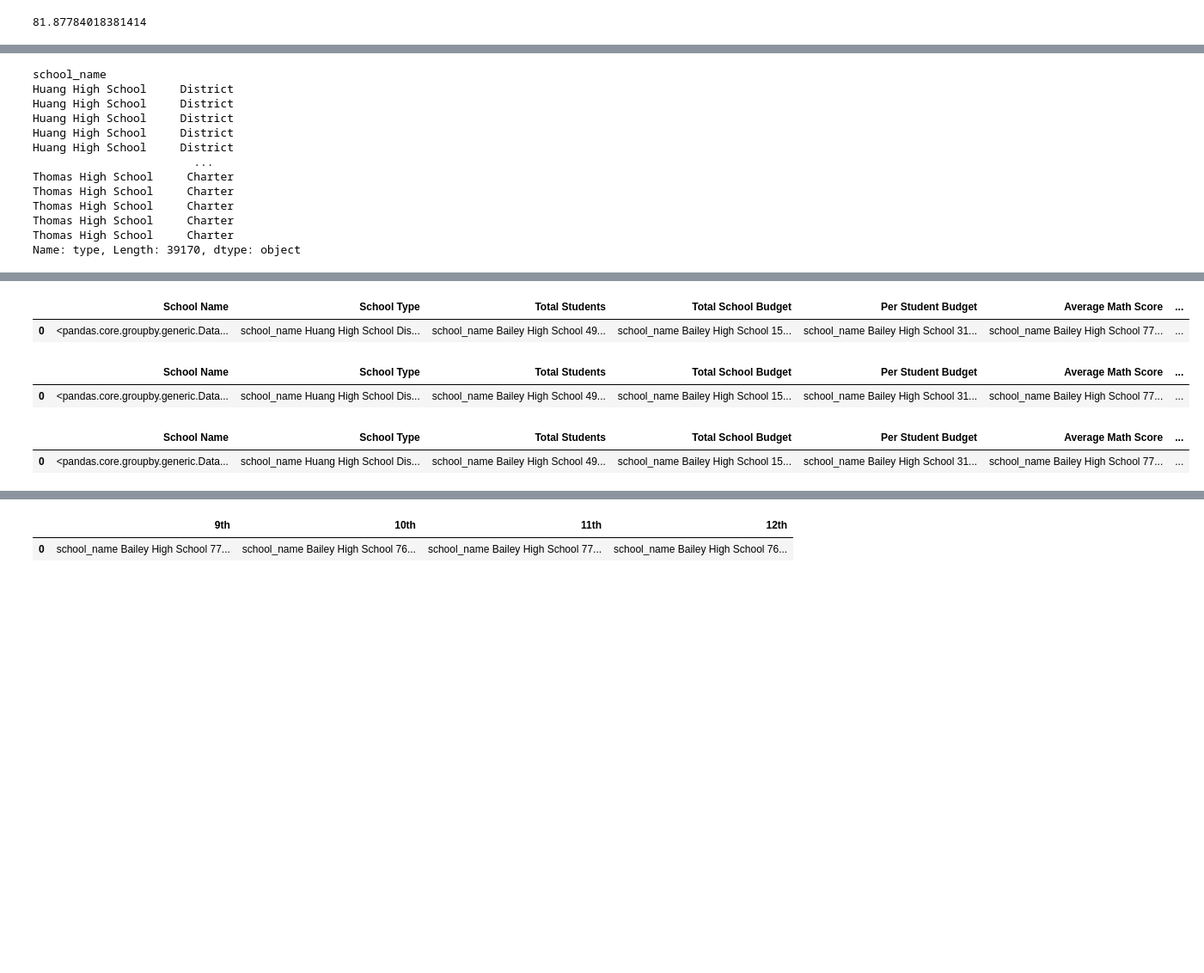
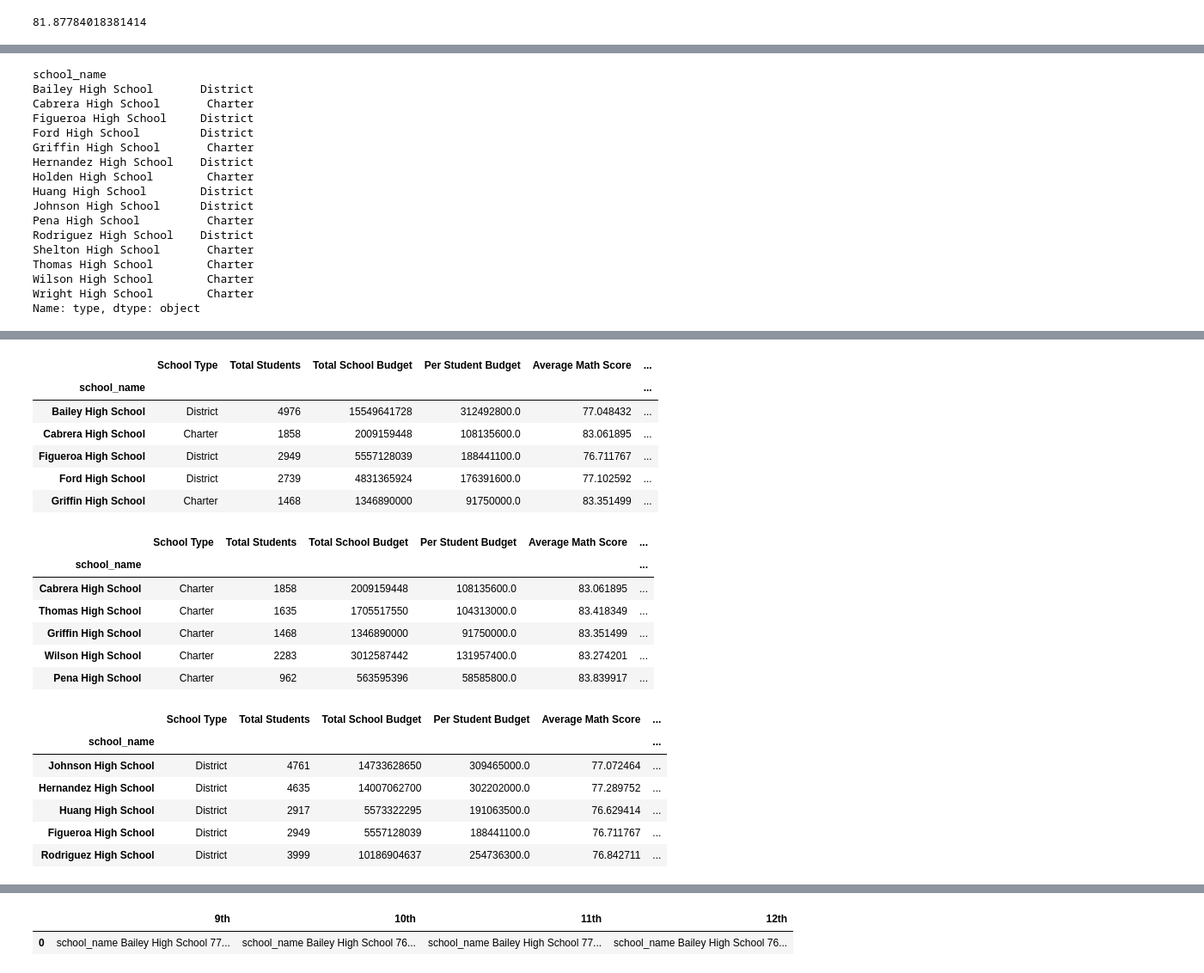
Before and after one commit to cynthiazhang88/Pandas-Challenge, a Jupyter notebook: PyCitySchools/PyCitySchools_starter.ipyb/PyCitySchools Data.ipynb, the cells around one changed output, grey strips where cells are left out. Shown: that part at 86% size. Saved outputs shown, nothing was run; the diff lists cells and outputs as text; code cells hidden in the pictures; blank space fills up the shorter version.

Commit message:
Updated data

```diff
--- a/PyCitySchools/PyCitySchools_starter.ipyb/PyCitySchools Data.ipynb
+++ b/PyCitySchools/PyCitySchools_starter.ipyb/PyCitySchools Data.ipynb
@@ -101,22 +105,27 @@ district_summary.style.format({"Total School Budget": "${:,.2f}",
 # %%
 by_school = school_df_complete.set_index('school_name').groupby(['school_name'])
 by_school
-school_types = school_df_complete.set_index('school_name')['type']
+
+school_types=school_df.set_index('school_name')['type'].groupby(['school_name']).min()
 school_types
 # %% [output]
 school_name
-Huang High School     District
-Huang High School     District
-Huang High School     District
-Huang High School     District
-Huang High School     District
-                        ...
-Thomas High School     Charter
-Thomas High School     Charter
-Thomas High School     Charter
-Thomas High School     Charter
-Thomas High School     Charter
-Name: type, Length: 39170, dtype: object
+Bailey High School       District
+Cabrera High School       Charter
+Figueroa High School     District
+Ford High School         District
+Griffin High School       Charter
+Hernandez High School    District
+Holden High School        Charter
+Huang High School        District
+Johnson High School      District
+Pena High School          Charter
+Rodriguez High School    District
+Shelton High School       Charter
+Thomas High School        Charter
+Wilson High School        Charter
+Wright High School        Charter
+Name: type, dtype: object
 # %%
 students_per_school = by_school['Student ID'].count()
 students_per_school
@@ -249,38 +258,45 @@ Wright High School       90.333333
 Name: Student ID, dtype: float64
 # %%
 school_summary_df=pd.DataFrame({
-    "School Name": [by_school], "School Type": [school_types],
-    "Total Students": [students_per_school], "Total School Budget": [budget_per_school],
-     "Per Student Budget": [budget_per_student], "Average Math Score": [average_math_per_school],
-    "Average Reading Score": [average_reading_per_school], "% Passing Math": [passing_math], "% Passing Reading": [passing_reading],
-    "% Overall Passing": [total_passing]
+    "School Type": school_types,
+    "Total Students": students_per_school, "Total School Budget": budget_per_school,
+     "Per Student Budget": budget_per_student, "Average Math Score": average_math_per_school,
+    "Average Reading Score": average_reading_per_school, "% Passing Math": passing_math,
+    "% Passing Reading": passing_reading,
+    "% Overall Passing": total_passing
 })
-school_summary_df=school_summary_df[['School Name',
-                                    'School Type',
-                                    'Total Students',
-                                    'Total School Budget',
-                                    'Per Student Budget',
-                                    'Average Math Score',
-                                    'Average Reading Score',
-                                    '% Passing Math',
-                                    '% Passing Reading',
-                                    '% Overall Passing']]
+
 school_summary_df.head()
 # %% [output]
-|  | School Name | School Type | Total Students | Total School Budget | Per Student Budget | Average Math Score | ... |
-| 0 | <pandas.core.groupby.generic.Data... | school_name Huang High School Dis... | school_name Bailey High School 49... | school_name Bailey High School 15... | school_name Bailey High School 31... | school_name Bailey High School 77... | ... |
+|  | School Type | Total Students | Total School Budget | Per Student Budget | Average Math Score | ... |
+| school_name |  |  |  |  |  | ... |
+| Bailey High School | District | 4976 | 15549641728 | 312492800.0 | 77.048432 | ... |
+| Cabrera High School | Charter | 1858 | 2009159448 | 108135600.0 | 83.061895 | ... |
+| Figueroa High School | District | 2949 | 5557128039 | 188441100.0 | 76.711767 | ... |
+| Ford High School | District | 2739 | 4831365924 | 176391600.0 | 77.102592 | ... |
+| Griffin High School | Charter | 1468 | 1346890000 | 91750000.0 | 83.351499 | ... |
 # %%
 top_performing_schools=school_summary_df.sort_values("% Overall Passing", ascending=False)
 top_performing_schools.head()
 # %% [output]
-|  | School Name | School Type | Total Students | Total School Budget | Per Student Budget | Average Math Score | ... |
-| 0 | <pandas.core.groupby.generic.Data... | school_name Huang High School Dis... | school_name Bailey High School 49... | school_name Bailey High School 15... | school_name Bailey High School 31... | school_name Bailey High School 77... | ... |
+|  | School Type | Total Students | Total School Budget | Per Student Budget | Average Math Score | ... |
+| school_name |  |  |  |  |  | ... |
+| Cabrera High School | Charter | 1858 | 2009159448 | 108135600.0 | 83.061895 | ... |
+| Thomas High School | Charter | 1635 | 1705517550 | 104313000.0 | 83.418349 | ... |
+| Griffin High School | Charter | 1468 | 1346890000 | 91750000.0 | 83.351499 | ... |
+| Wilson High School | Charter | 2283 | 3012587442 | 131957400.0 | 83.274201 | ... |
+| Pena High School | Charter | 962 | 563595396 | 58585800.0 | 83.839917 | ... |
 # %%
 bottom_performing_schools=top_performing_schools.tail()
 bottom_performing_schools
 # %% [output]
-|  | School Name | School Type | Total Students | Total School Budget | Per Student Budget | Average Math Score | ... |
-| 0 | <pandas.core.groupby.generic.Data... | school_name Huang High School Dis... | school_name Bailey High School 49... | school_name Bailey High School 15... | school_name Bailey High School 31... | school_name Bailey High School 77... | ... |
+|  | School Type | Total Students | Total School Budget | Per Student Budget | Average Math Score | ... |
+| school_name |  |  |  |  |  | ... |
+| Johnson High School | District | 4761 | 14733628650 | 309465000.0 | 77.072464 | ... |
+| Hernandez High School | District | 4635 | 14007062700 | 302202000.0 | 77.289752 | ... |
+| Huang High School | District | 2917 | 5573322295 | 191063500.0 | 76.629414 | ... |
+| Figueroa High School | District | 2949 | 5557128039 | 188441100.0 | 76.711767 | ... |
+| Rodriguez High School | District | 3999 | 10186904637 | 254736300.0 | 76.842711 | ... |
 # %%
 ninth_grade_math=student_df.loc[student_df['grade']=='9th'].groupby('school_name')["math_score"].mean()
 ninth_grade_math
```
Also changed, not shown: parts of 2 cells of this notebook.
